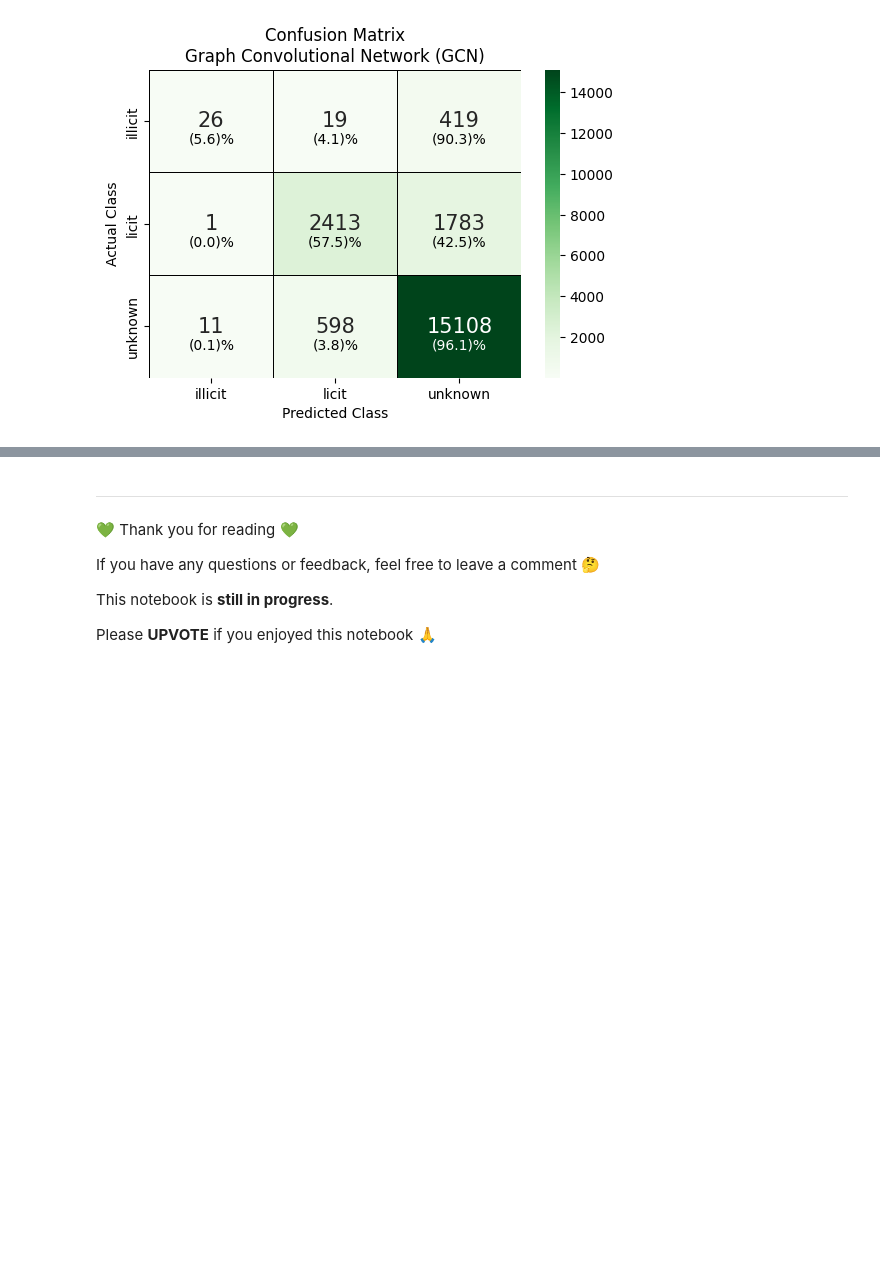
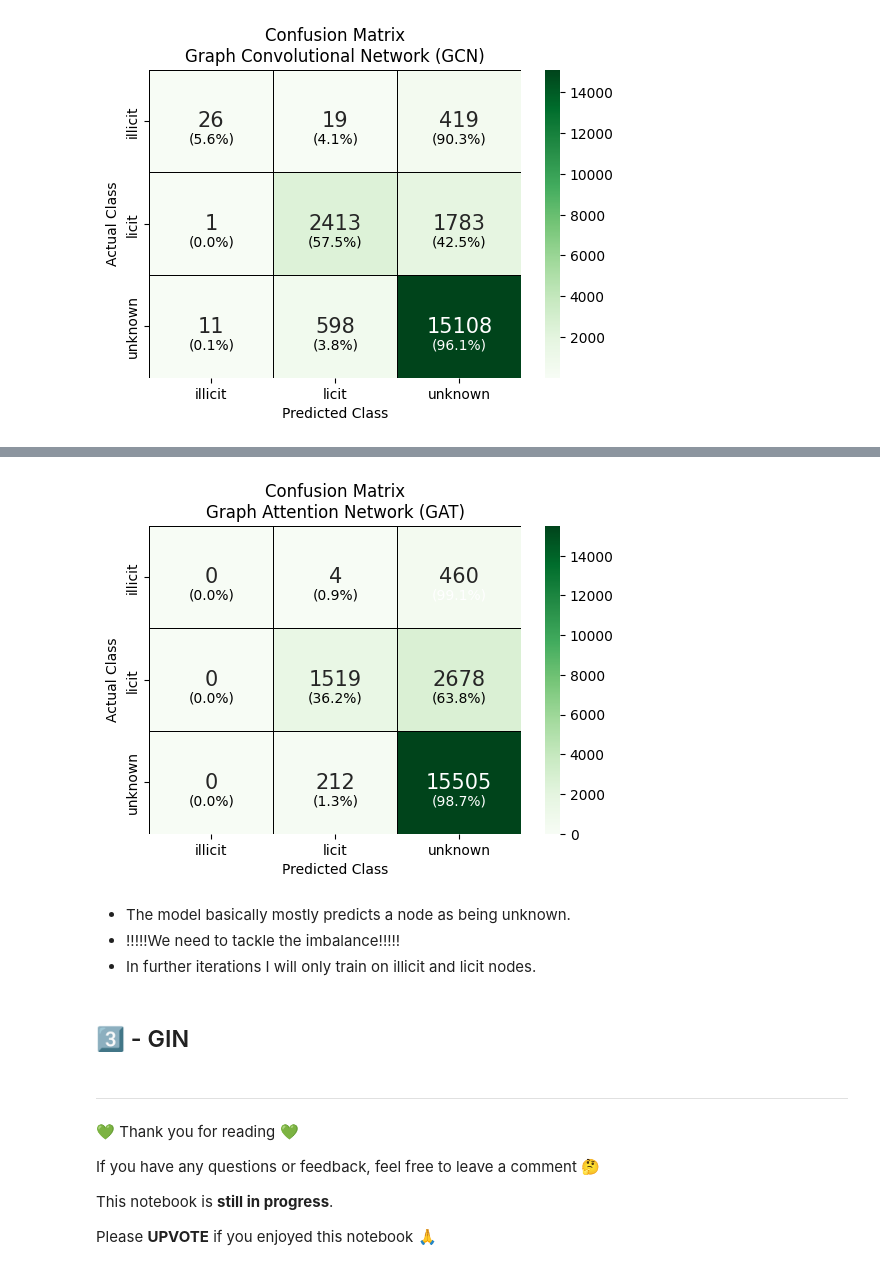
Before and after one commit to PeeteKeesel/kaggle-verse, a Jupyter notebook: bitcoin-transactions-graph-neural-networks.ipynb, the cells around one changed output, grey strips where cells are left out. Cells and saved outputs as stored; diff of their text form; code cells hidden in the pictures; blank space fills up the shorter version.

```diff
--- a/bitcoin-transactions-graph-neural-networks.ipynb
+++ b/bitcoin-transactions-graph-neural-networks.ipynb
@@ -984,13 +988,13 @@ sns.heatmap(cm, annot=True, fmt='g', cmap=plt.cm.Greens,
 plt.xlabel('Predicted Class')
 plt.ylabel('Actual Class')
 
-# Annotate each cell with the percentage.
+# Annotate each cell with the percentage of that row.
 cm_normalized = cm.astype('float') / cm.sum(axis=1)[:, np.newaxis]
 for i in range(cm.shape[0]):
     for j in range(cm.shape[1]):
         count = cm[i, j]
         percentage = cm_normalized[i, j] * 100
-        text = f'\n({percentage:.1f})%'
+        text = f'\n({percentage:.1f}%)'
         color = 'white' if percentage > 95 else 'black'
         ax.text(j + 0.5, i + 0.6, text,
                 ha='center', va='center', fontsize=10, color=color)
@@ -1002,3 +1262,45 @@ plt.show()
+# %%
+test_pred = predict(model, data)[data.test_mask]
+
+# Map the actual name to the raw class name.
+mapping = dict(zip(classes_df['Class Raw'], classes_df['Class Mapped']))
+mapped_classes = np.array([mapping[class_value] for class_value in le.classes_])
+
+# --- Confusion matrix ---
+cm = confusion_matrix(data.y[data.test_mask].cpu(), test_pred.cpu())
+
+fig, ax = plt.subplots(figsize=(6, 4))
+
+sns.heatmap(cm, annot=True, fmt='g', cmap=plt.cm.Greens,
+            annot_kws={'size': 15},
+            xticklabels=mapped_classes,
+            yticklabels=mapped_classes,
+            linecolor='black', linewidth=0.5,
+            ax=ax)
+plt.xlabel('Predicted Class')
+plt.ylabel('Actual Class')
+
+# Annotate each cell with the percentage of that row.
+cm_normalized = cm.astype('float') / cm.sum(axis=1)[:, np.newaxis]
+for i in range(cm.shape[0]):
+    for j in range(cm.shape[1]):
+        count = cm[i, j]
+        percentage = cm_normalized[i, j] * 100
+        text = f'\n({percentage:.1f}%)'
+        color = 'white' if percentage > 95 else 'black'
+        ax.text(j + 0.5, i + 0.6, text,
+                ha='center', va='center', fontsize=10, color=color)
+
+plt.title('Confusion Matrix\nGraph Attention Network (GAT)')
+plt.show()
+# %% [output]
+[figure, added]
+# %% [markdown]
+- The model basically mostly predicts a node as being unknown.
+- !!!!!We need to tackle the imbalance!!!!!
+- In further iterations I will only train on illicit and licit nodes.
+# %% [markdown]
+## 3️⃣ - GIN
 # %% [markdown]
 ---
 
```
Also changed, not shown: parts of 12 cells of this notebook.
